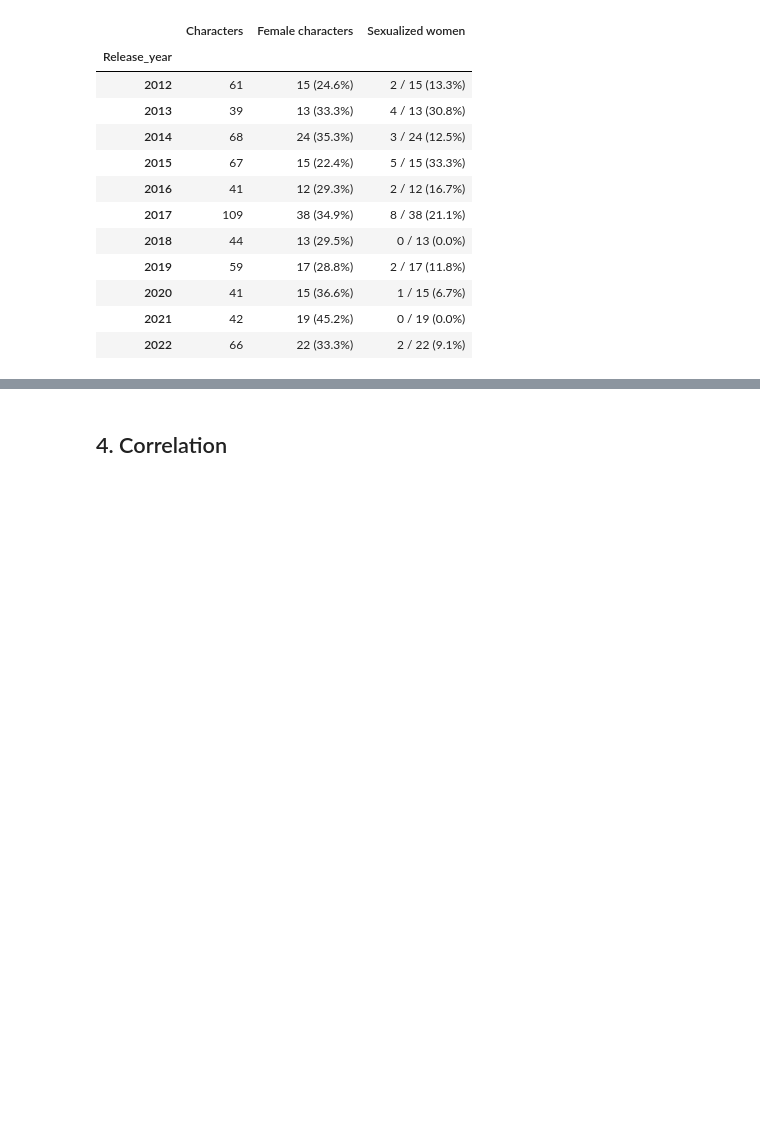
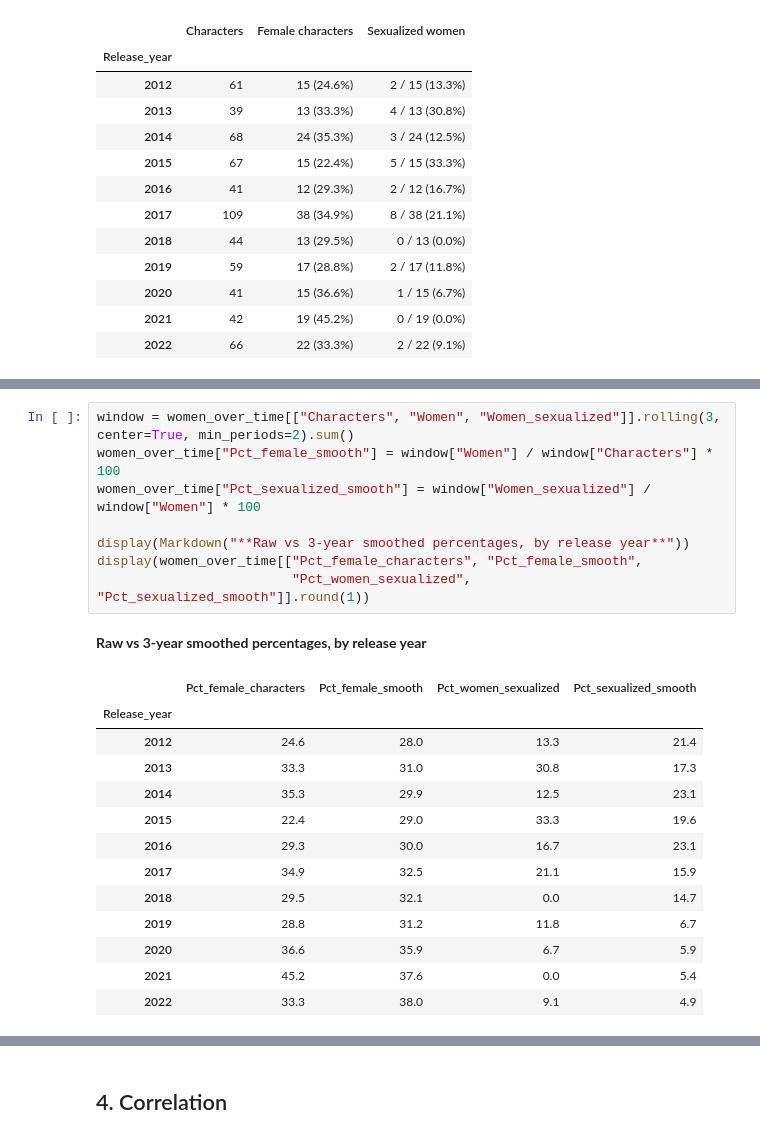
Before and after one commit to IA-P1-BCN/EDA_Manon, a Jupyter notebook: Gender Representation in Video Games.ipynb, the cells around one changed output, grey strips where cells are left out. Drawn from its saved outputs; the diff is of its cells as text; blank space fills up the shorter version.

```diff
--- a/Gender Representation in Video Games.ipynb
+++ b/Gender Representation in Video Games.ipynb
@@ -1660,0 +1700,23 @@ fig.show()
+# %%
+window = women_over_time[["Characters", "Women", "Women_sexualized"]].rolling(3, center=True, min_periods=2).sum()
+women_over_time["Pct_female_smooth"] = window["Women"] / window["Characters"] * 100
+women_over_time["Pct_sexualized_smooth"] = window["Women_sexualized"] / window["Women"] * 100
+
+display(Markdown("**Raw vs 3-year smoothed percentages, by release year**"))
+display(women_over_time[["Pct_female_characters", "Pct_female_smooth",
+                         "Pct_women_sexualized", "Pct_sexualized_smooth"]].round(1))
+# %% [output]
+**Raw vs 3-year smoothed percentages, by release year**
+|  | Pct_female_characters | Pct_female_smooth | Pct_women_sexualized | Pct_sexualized_smooth |
+| Release_year |  |  |  |  |
+| 2012 | 24.6 | 28.0 | 13.3 | 21.4 |
+| 2013 | 33.3 | 31.0 | 30.8 | 17.3 |
+| 2014 | 35.3 | 29.9 | 12.5 | 23.1 |
+| 2015 | 22.4 | 29.0 | 33.3 | 19.6 |
+| 2016 | 29.3 | 30.0 | 16.7 | 23.1 |
+| 2017 | 34.9 | 32.5 | 21.1 | 15.9 |
+| 2018 | 29.5 | 32.1 | 0.0 | 14.7 |
+| 2019 | 28.8 | 31.2 | 11.8 | 6.7 |
+| 2020 | 36.6 | 35.9 | 6.7 | 5.9 |
+| 2021 | 45.2 | 37.6 | 0.0 | 5.4 |
+| 2022 | 33.3 | 38.0 | 9.1 | 4.9 |
```
Also changed, not shown: parts of 17 cells of this notebook.
